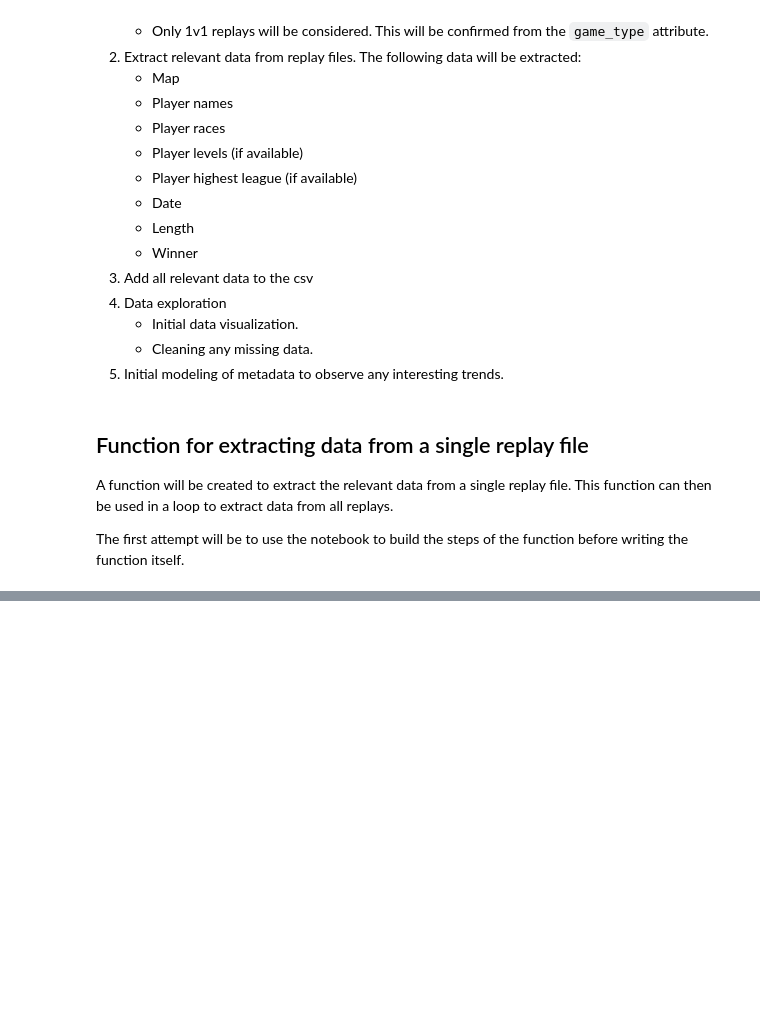
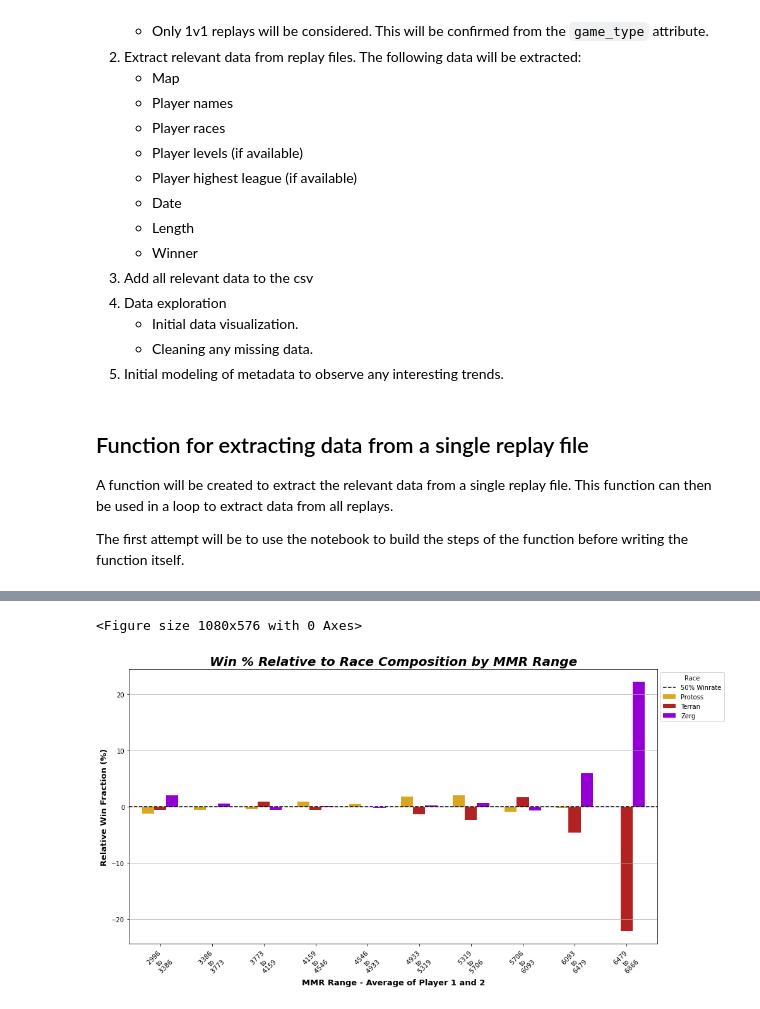
Before and after one commit to jared-a-lloyd/sc2-modeling, a Jupyter notebook: Metadata_Exploratory_Data_Analysis.ipynb, the cells around one changed output, grey strips where cells are left out. Drawn from its saved outputs; the diff is of its cells as text; code cells hidden in the pictures; blank space fills up the shorter version.

```diff
--- a/Metadata_Exploratory_Data_Analysis.ipynb
+++ b/Metadata_Exploratory_Data_Analysis.ipynb
@@ -236,0 +491,46 @@ replay_df.to_csv('data/replays.csv', index=False)
+# %%
+players_df = replay_df.groupby(df_bins)[
+    'player1_race'].value_counts().unstack()
+
+players_df += replay_df.groupby(df_bins)[
+    'player2_race'].value_counts().unstack()
+
+# group by df_bins
+grouped_df = replay_df.groupby(df_bins)['winning_race'].value_counts().unstack()
+
+for col in grouped_df:
+    grouped_df[col] = (grouped_df[col] / players_df[col])*100 - 50
+
+# plot
+plt.figure()
+ax = grouped_df.plot(
+    kind='bar',
+    rot=45,
+    color=COLOR_DICT,
+    width=0.7)
+
+# plot dotted line for 1/3
+plt.axhline(y=0, color='k', linestyle='--', label='50% Winrate')
+plt.ylabel('Relative Win Fraction (%)')
+plt.xlabel('MMR Range - Average of Player 1 and 2')
+plt.title(
+    'Win % Relative to Race Composition by MMR Range',
+    style='italic'
+    )
+# set ylims to be symmetric around 0
+max_y = abs(max(ax.get_ylim(), key=abs))
+ax.set_ylim(ymin=-max_y, ymax=max_y)
+x_labels = [f'{int(x.left)} \nto\n {int(x.right)}' for x in grouped_df.index]
+ax.set_xticklabels(x_labels, ha='center')
+# place legend outside of plot
+plt.legend(
+    title='Race',
+    fancybox=True,
+    bbox_to_anchor=(1,1),
+    loc='upper left')
+# gridlines for y axis only
+plt.grid(axis='y')
+plt.show()
+# %% [output]
+<Figure size 1080x576 with 0 Axes>
+[figure, added]
```
Also changed, not shown: parts of 26 cells of this notebook.
